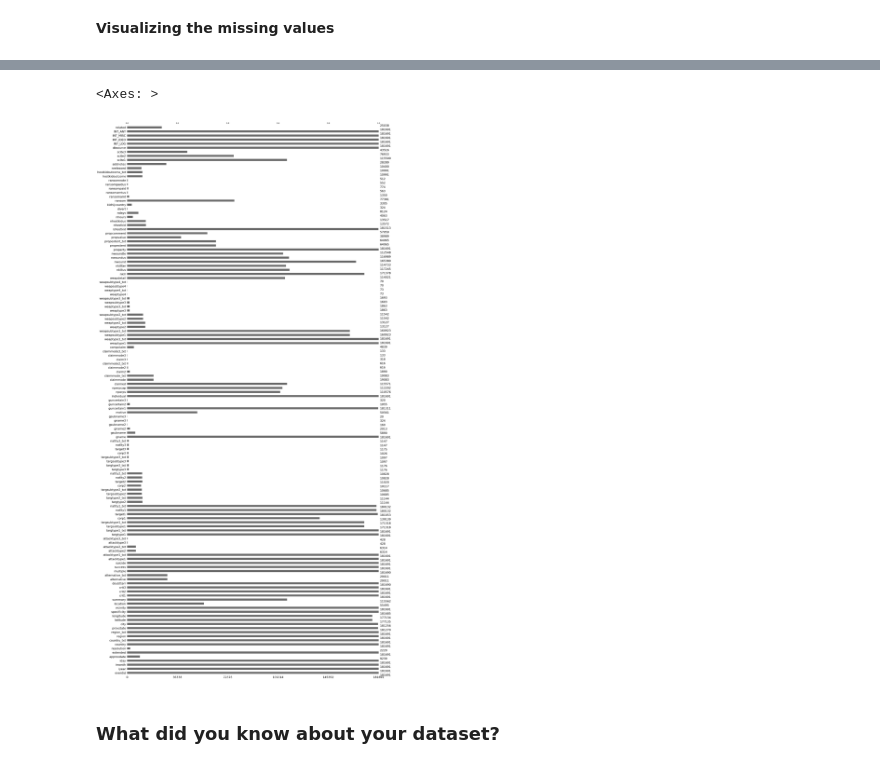
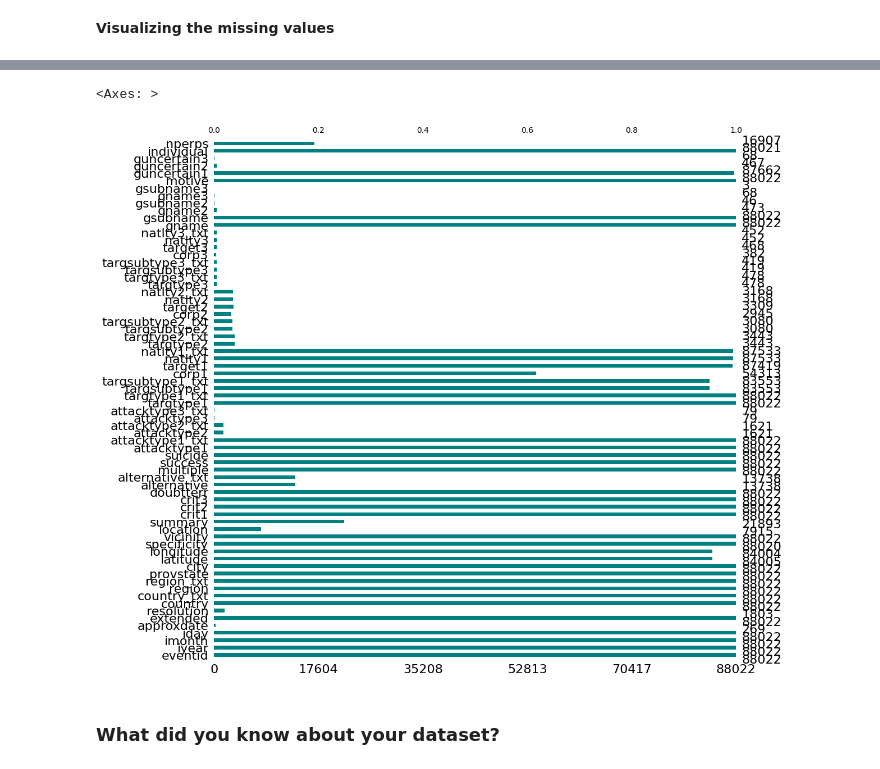
Before and after one commit to DivyankBaluni/Global-Terrorism-Analysis-and-ML, a Jupyter notebook: global_terrorism_analysis_ml.ipynb, the cells around one changed output, grey strips where cells are left out. Saved outputs shown, nothing was run; the diff lists cells and outputs as text; code cells hidden in the pictures.

```diff
--- a/global_terrorism_analysis_ml.ipynb
+++ b/global_terrorism_analysis_ml.ipynb
@@ -285,8 +286,8 @@ plt.show()
-# %%
-msno.bar(df) #generates a bar chart that displays the proportion of null values for each column
-# %% [output]
-<Axes: >
-[figure, removed]
+# %%
+msno.bar(df.iloc[:, :70], color = "teal", figsize=(12,12))
+# %% [output]
+<Axes: >
+[figure, added]
 # %% [markdown]
 ### What did you know about your dataset?
 # %% [markdown]
```
Also changed, not shown: parts of 60 cells of this notebook.
